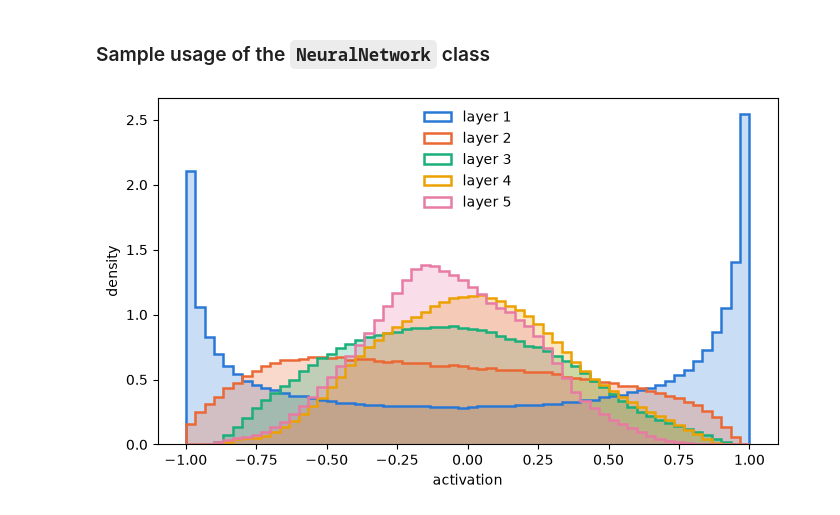
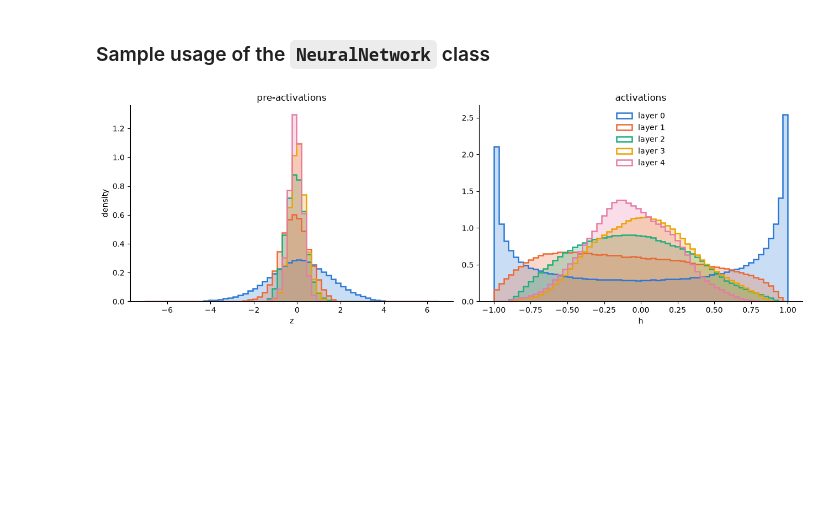
Before and after one commit to eoghan-hayes/VanishingExplodingSignals, a Jupyter notebook: variance_at_init.ipynb, the cells around one changed output. Cells and saved outputs as stored; diff of their text form; code cells hidden in the pictures; blank space fills up the shorter version.

Commit message:
Added pre-activation storage

```diff
--- a/variance_at_init.ipynb
+++ b/variance_at_init.ipynb
@@ -67,24 +67,31 @@ logits = net(x) # Forward pass
 loss = F.cross_entropy(logits, y) # Specify loss function
 loss.backward()
 # %%
-# Access the activation and gradient values from the results
+# Access the activation and pre-activation values
 acts = [h for h in net.h]
-grads = [h.grad for h in net.h]
+pre_acts = [z for z in net.z]
 # %%
-acts = [h for h in net.h]
-xs = [a.detach().cpu().flatten().numpy() for a in acts]
+colors = ["#2a78d6", "#eb6834", "#1baf7a", "#eda100", "#e87ba4"]
 
-colors = ["#2a78d6", "#eb6834", "#1baf7a", "#eda100", "#e87ba4"]
-bins = np.histogram_bin_edges(np.concatenate(xs), bins=60)  # shared edges
+def to_np(ts):
+    return [t.detach().cpu().flatten().numpy() for t in ts]
 
-fig, ax = plt.subplots(figsize=(8, 4.5))
-for i, (x, c) in enumerate(zip(xs, colors)):
-    ax.hist(x, bins=bins, density=True, color=c, alpha=0.25, histtype="stepfilled", lw=0)
-    ax.hist(x, bins=bins, density=True, color=c, histtype="step", lw=1.8, label=f"layer {i+1}")
+def overlay(ax, xs, title, xlabel, bins=60):
+    edges = np.histogram_bin_edges(np.concatenate(xs), bins=bins)  # shared within a panel
+    for i, (x, c) in enumerate(zip(xs, colors)):
+        ax.hist(x, bins=edges, density=True, color=c, alpha=0.25, histtype="stepfilled", lw=0)
+        ax.hist(x, bins=edges, density=True, color=c, histtype="step", lw=1.8, label=f"layer {i}")
+    ax.set_title(title)
+    ax.set_xlabel(xlabel)
+    for s in ("top", "right"):
+        ax.spines[s].set_visible(False)
 
-ax.set_xlabel("activation")
-ax.set_ylabel("density")
-ax.legend(frameon=False)
+fig, (ax0, ax1) = plt.subplots(1, 2, figsize=(13, 4.5))
+overlay(ax0, to_np(pre_acts), "pre-activations", "z")
+overlay(ax1, to_np(acts),     "activations",     "h")
+ax0.set_ylabel("density")
+ax1.legend(frameon=False)
+fig.tight_layout()
 plt.show()
 # %% [output]
-[figure, old version]
+[figure, new version]
```
Also changed, not shown: 1 other file.
